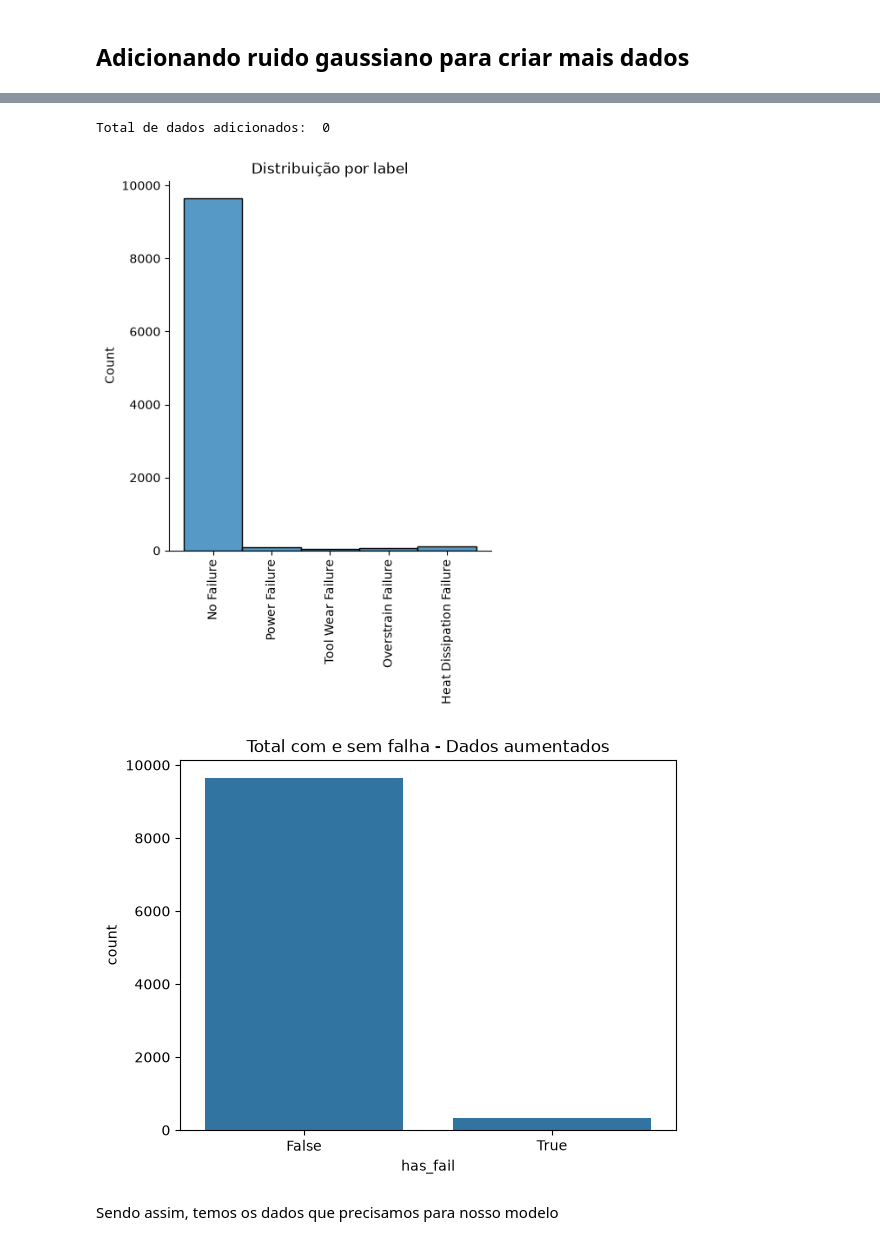
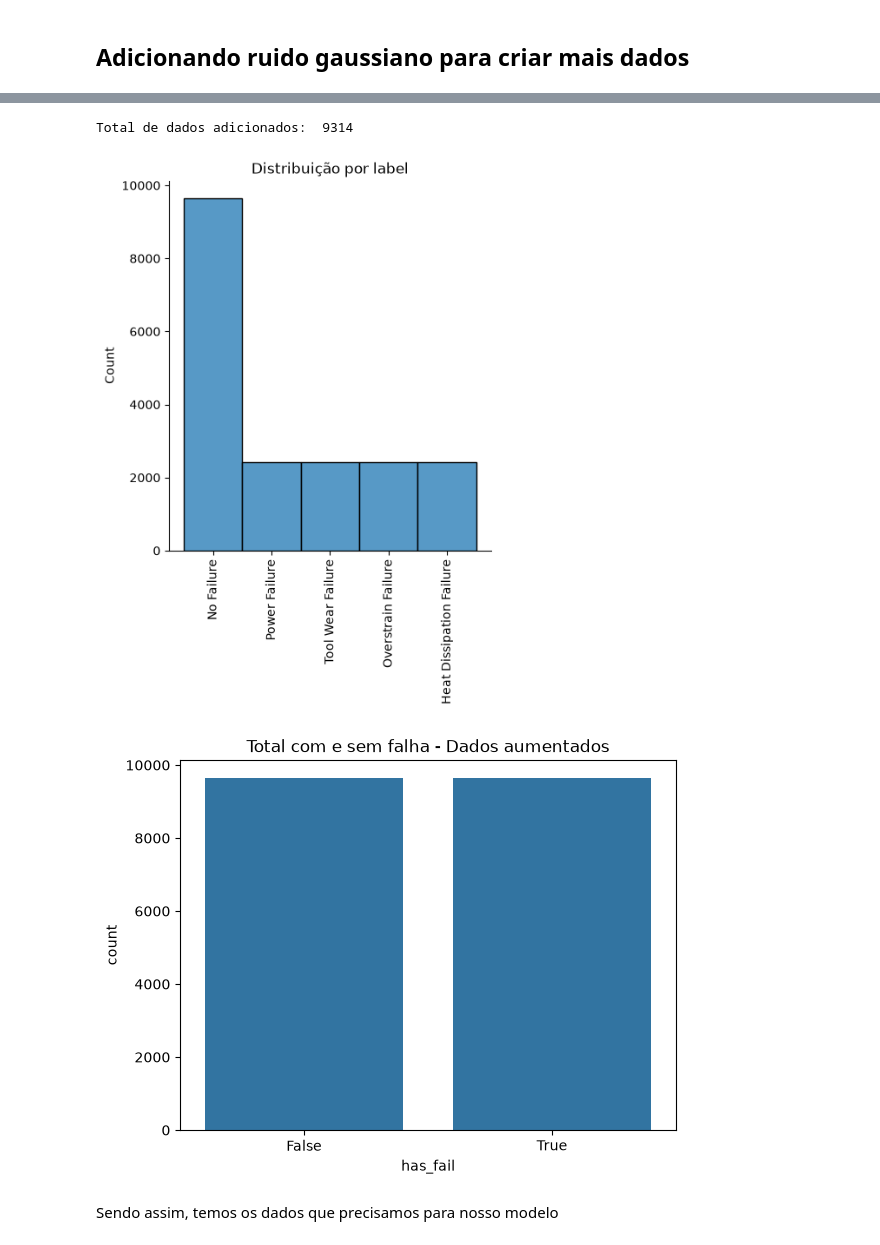
Before and after one commit to Dpbm/mestrado-aulas, a Jupyter notebook: mineracao-de-dados/atividades/atividade1/analysis.ipynb, the cells around one changed output, grey strips where cells are left out. Saved outputs shown, nothing was run; the diff lists cells and outputs as text; code cells hidden in the pictures.

Commit message:
new assets and report

```diff
--- a/mineracao-de-dados/atividades/atividade1/analysis.ipynb
+++ b/mineracao-de-dados/atividades/atividade1/analysis.ipynb
@@ -31,3 +31,7 @@ print("Arquivos: ", files)
 # %% [output]
 Arquivos presentes no diretório:  /home/alexandre/.cache/kagglehub/datasets/shivamb/machine-predictive-maintenance-classification/versions/1
 Arquivos:  ['predictive_maintenance.csv']
+# %%
+DIR = "assets"
+print("Criando diretório para salvar os plots...")
+os.makedirs(DIR, exist_ok=True)
@@ -866,25 +900,27 @@ for failure in failures:
 # %%
-print("Total de dados adicionados: ", len(final_df.loc[final_df["original"] == False]))
+print("Total de dados adicionados: ", len(augmented_df.loc[augmented_df["original"] == False]))
 # %% [output]
-Total de dados adicionados:  0
+Total de dados adicionados:  9314
 # %%
-sns.displot(data=final_df, x=TARGET)
+sns.displot(data=augmented_df, x=TARGET)
 plt.title("Distribuição por label")
 plt.xticks(rotation=90)
 plt.xlabel("")
+plt.savefig(os.path.join(DIR,"dados-augmented-dist-label.png"), bbox_inches='tight')
 plt.show()
 # %% [output]
-[figure, old version]
+[figure, new version]
 # %%
-tmp = final_df.copy()
+tmp = augmented_df.copy()
 tmp["has_fail"] = False
 tmp.loc[tmp[TARGET] != "No Failure","has_fail"] = True
 
 sns.countplot(data=tmp, x="has_fail")
 plt.title("Total com e sem falha - Dados aumentados")
+plt.savefig(os.path.join(DIR,"dados-augmented-total-com-e-sem-falhas.png"), bbox_inches='tight')
 plt.show()
 # %% [output]
-[figure, old version]
+[figure, new version]
 # %% [markdown]
 Sendo assim, temos os dados que precisamos para nosso modelo
 # %%
```
Also changed, not shown: parts of 28 cells of this notebook, 54 other files.
